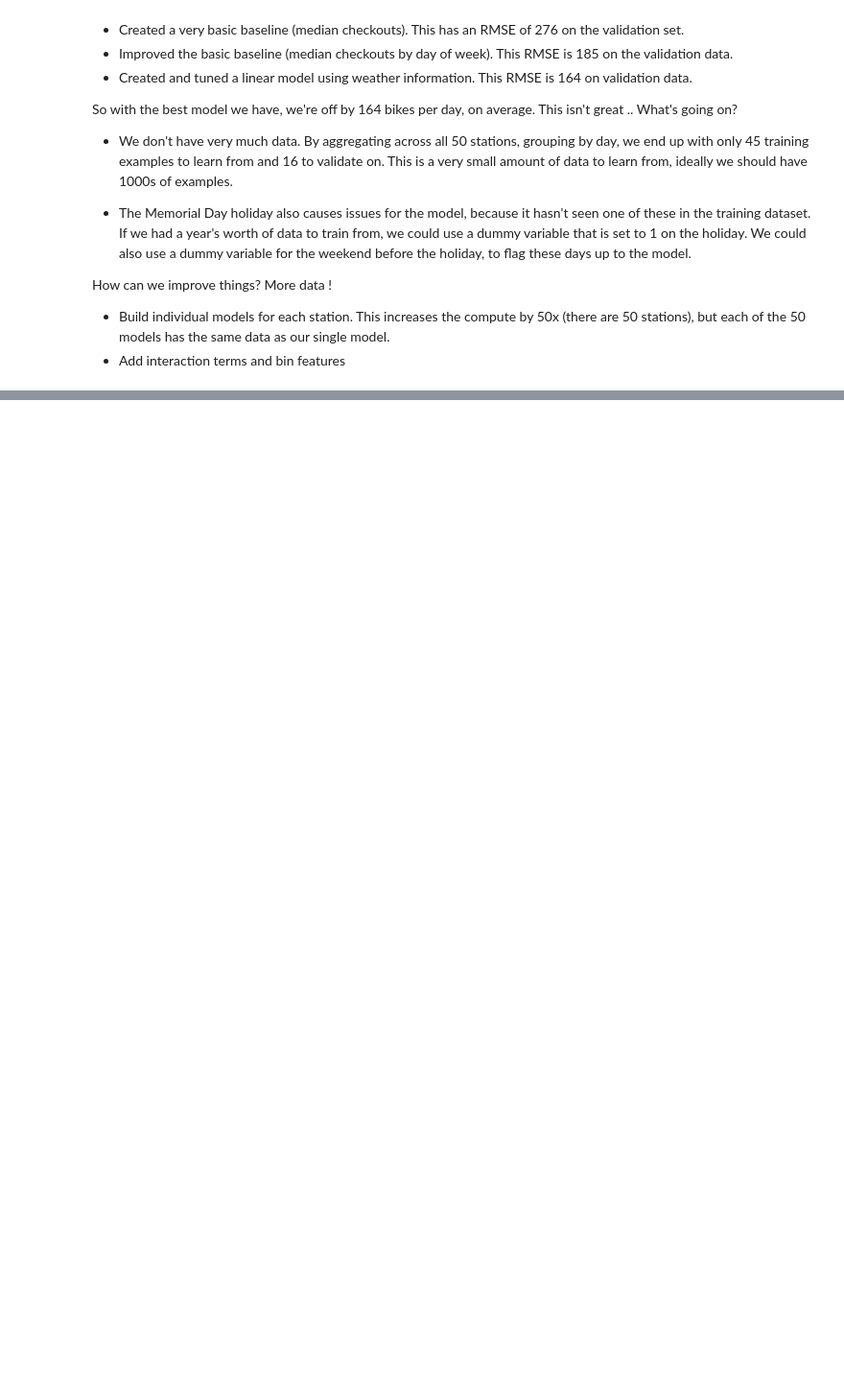
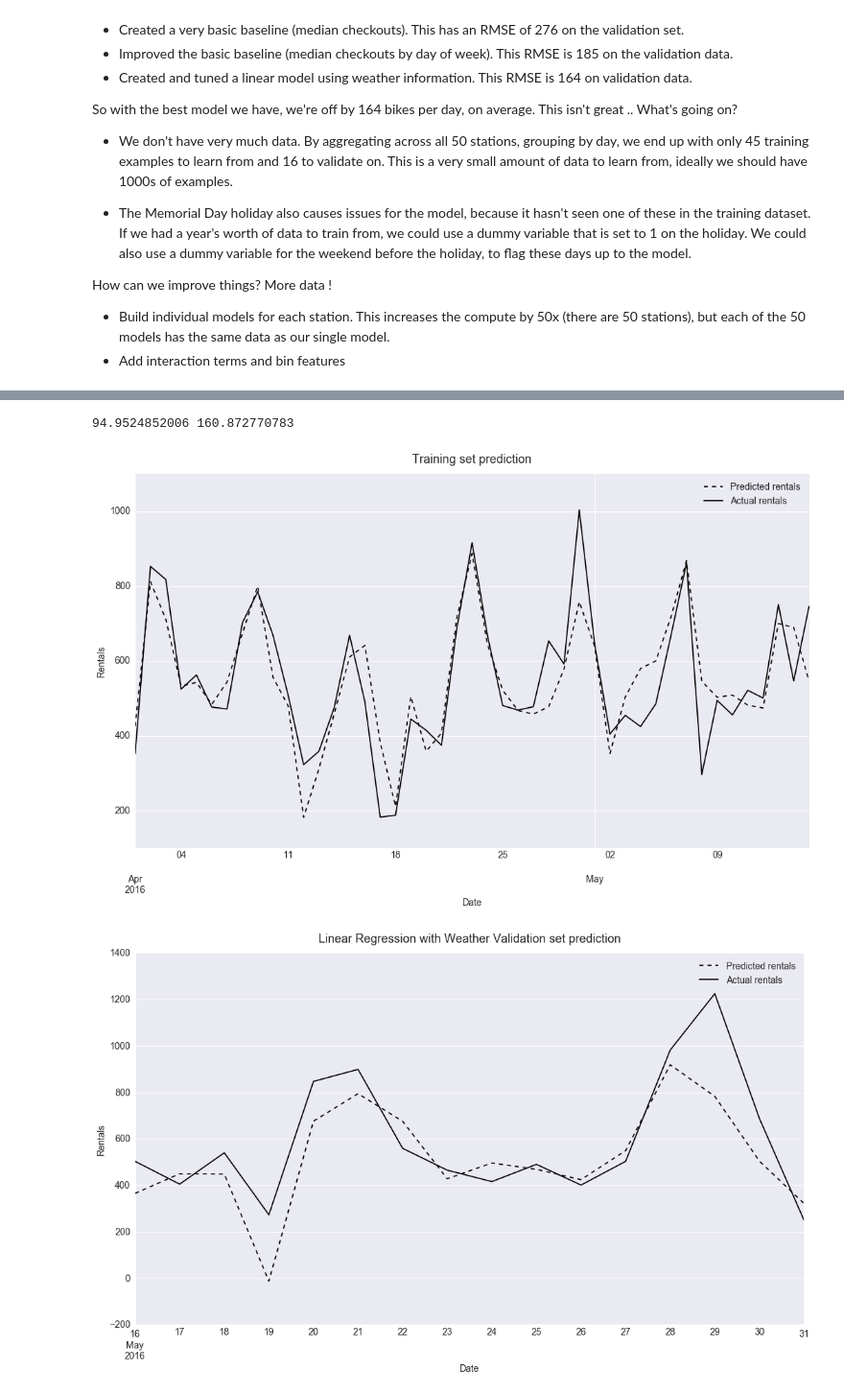
Before and after one commit to timgasser/bcycle-austin, a Jupyter notebook: notebooks/bcycle_daily_rental_models.ipynb, the cells around one changed output, grey strips where cells are left out. Shown at 96% size. Saved outputs shown, nothing was run; the diff lists cells and outputs as text; code cells hidden in the pictures; blank space fills up the shorter version.

Commit message:
Added per-station model to the daily checkouts, it doesn't help

```diff
--- a/notebooks/bcycle_daily_rental_models.ipynb
+++ b/notebooks/bcycle_daily_rental_models.ipynb
@@ -657,0 +606,25 @@ val_train_df
+# %%
+# Create 50 separate models, and aggregate the results (still daily by station)
+
+# First, take the original bikes_df and group it by date and then station_id
+daily_stations_df = load_bike_trips()
+daily_stations_df = daily_stations_df.reset_index()
+daily_stations_df['date'] = daily_stations_df['datetime'].dt.date
+daily_stations_df['date'] = pd.to_datetime(daily_stations_df['date'])
+daily_stations_df = daily_stations_df[['date', 'station_id', 'checkouts']]
+daily_stations_df = daily_stations_df.groupby(['date', 'station_id']).sum().reset_index()
+
+# Use the date field to merge daily weather information
+weather_df = load_weather()
+weather_df = weather_df.reset_index()
+daily_stations_df = pd.merge(daily_stations_df, weather_df, on='date')
+
+# Now create a list of stations to train on
+stations = list()
+for station in range(1, 49): # Don't include station 49 or 50, not in entire train/test
+    stat_df = daily_stations_df[daily_stations_df['station_id'] == station].copy()
+    stat_df = stat_df.reset_index().drop('index', axis=1)
+    stat_df.index = stat_df['date']
+    stat_df = stat_df.drop('date', axis=1)
+    stat_df = stat_df.rename(columns = {'checkouts':'rentals'})
+    stations.append(stat_df)
@@ -657,0 +678,22 @@ val_train_df
+# %%
+# Now we need to add up all the predictions from training and validation sets
+
+agg_train_pred = pd.DataFrame(train_pred).sum(axis=1)
+agg_val_pred = pd.DataFrame(val_pred).sum(axis=1)
+# %%
+
+reg_result_train_df, reg_result_val_df = df_from_results(train_df.index, train_weather_df['rentals'], agg_train_pred,
+                                                         val_df.index, val_weather_df['rentals'], agg_val_pred)
+
+agg_train_rmse = np.sqrt(mean_squared_error(train_weather_df['rentals'], agg_train_pred))
+agg_val_rmse = np.sqrt(mean_squared_error(val_weather_df['rentals'], agg_val_pred))
+
+
+print(agg_train_rmse, agg_val_rmse)
+
+plot_prediction(reg_result_train_df, 'pred', 'true', title='Training set prediction')
+plot_prediction(reg_result_val_df, 'pred', 'true', title='Linear Regression with Weather Validation set prediction')
+# %% [output]
+94.9524852006 160.872770783
+[figure, added]
+[figure, added]
```
Also changed, not shown: parts of 11 cells of this notebook.
